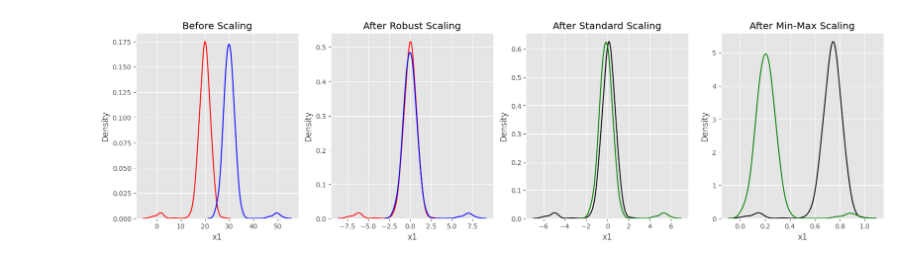
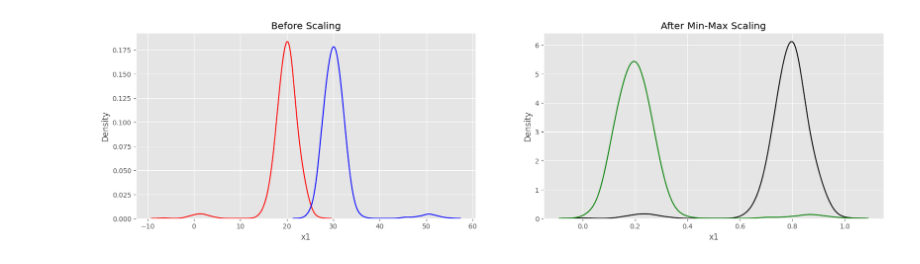
Before and after one commit to ViniciusRibeiroSouza/int-comp-2, a Jupyter notebook: processing/Features_scaling.ipynb, the cells around one changed output. Cells and saved outputs as stored; diff of their text form; code cells hidden in the pictures.

```diff
--- a/processing/Features_scaling.ipynb
+++ b/processing/Features_scaling.ipynb
@@ -14,42 +14,41 @@ matplotlib.style.use('ggplot')
 
 # Dummy data
 x = pd.DataFrame({
     # Distribution with lower outliers
     'x1': np.concatenate([np.random.normal(20, 2, 1000), np.random.normal(1, 2, 25)]),
     # Distribution with higher outliers
     'x2': np.concatenate([np.random.normal(30, 2, 1000), np.random.normal(50, 2, 25)]),
 })
 np.random.normal
 
 scaler = preprocessing.RobustScaler()
 robust_df = scaler.fit_transform(x)
 robust_df = pd.DataFrame(robust_df, columns =['x1', 'x2'])
 
 scaler = preprocessing.StandardScaler()
 standard_df = scaler.fit_transform(x)
 standard_df = pd.DataFrame(standard_df, columns =['x1', 'x2'])
 
 scaler = preprocessing.MinMaxScaler()
 minmax_df = scaler.fit_transform(x)
 minmax_df = pd.DataFrame(minmax_df, columns =['x1', 'x2'])
 
-fig, (ax1, ax2, ax3, ax4) = plt.subplots(ncols = 4, figsize =(20, 5))
+fig, (ax1, ax2 ) = plt.subplots(ncols = 2, figsize =(20, 5))
 ax1.set_title('Before Scaling')
-
 sns.kdeplot(x['x1'], ax = ax1, color ='r')
 sns.kdeplot(x['x2'], ax = ax1, color ='b')
-ax2.set_title('After Robust Scaling')
 
-sns.kdeplot(robust_df['x1'], ax = ax2, color ='red')
-sns.kdeplot(robust_df['x2'], ax = ax2, color ='blue')
-ax3.set_title('After Standard Scaling')
+# ax2.set_title('After Robust Scaling')
+# sns.kdeplot(robust_df['x1'], ax = ax2, color ='red')
+# sns.kdeplot(robust_df['x2'], ax = ax2, color ='blue')
 
-sns.kdeplot(standard_df['x1'], ax = ax3, color ='black')
-sns.kdeplot(standard_df['x2'], ax = ax3, color ='g')
-ax4.set_title('After Min-Max Scaling')
+# ax2.set_title('After Standard Scaling')
+# sns.kdeplot(standard_df['x1'], ax = ax2, color ='black')
+# sns.kdeplot(standard_df['x2'], ax = ax2, color ='g')
 
-sns.kdeplot(minmax_df['x1'], ax = ax4, color ='black')
-sns.kdeplot(minmax_df['x2'], ax = ax4, color ='g')
+ax2.set_title('After Min-Max Scaling')
+sns.kdeplot(minmax_df['x1'], ax = ax2, color ='black')
+sns.kdeplot(minmax_df['x2'], ax = ax2, color ='g')
 plt.show()
 # %% [output]
-[figure, old version]
+[figure, new version]
```
